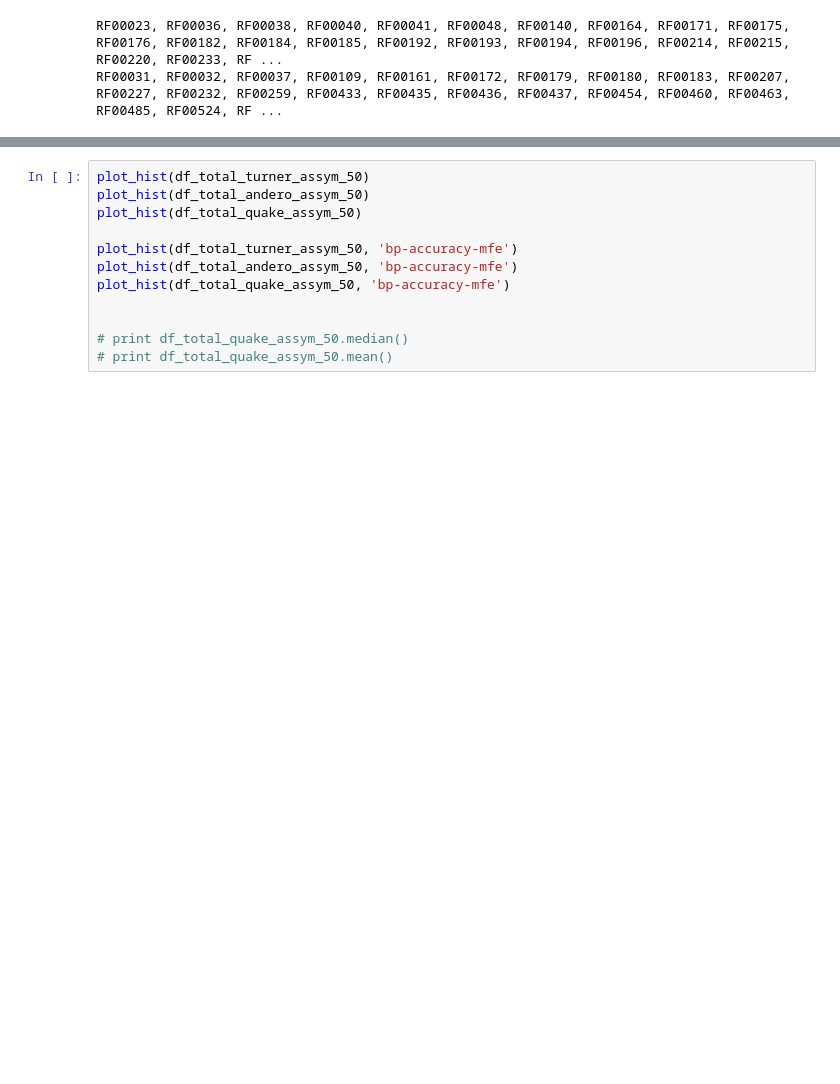
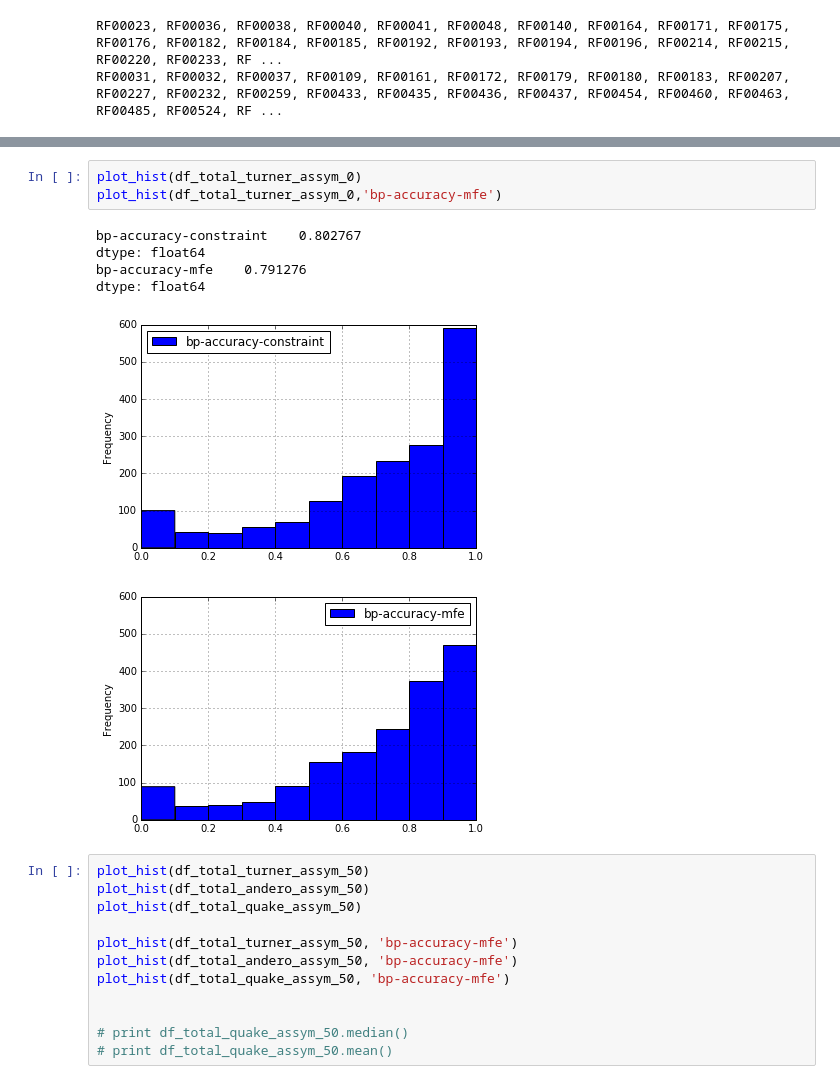
Before and after one commit to mmiladi/mmfold, a Jupyter notebook: cisreg/Benchmark-CisReg.ipynb, the cells around one changed output, grey strips where cells are left out. Cells and saved outputs as stored; diff of their text form; blank space fills up the shorter version.

```diff
--- a/cisreg/Benchmark-CisReg.ipynb
+++ b/cisreg/Benchmark-CisReg.ipynb
@@ -376,3 +403,13 @@ AB034916.1/2-123 J04357.1/1-123 L07884.1/1-120
+# %%
+plot_hist(df_total_turner_assym_0)
+plot_hist(df_total_turner_assym_0,'bp-accuracy-mfe')
+# %% [output]
+bp-accuracy-constraint    0.802767
+dtype: float64
+bp-accuracy-mfe    0.791276
+dtype: float64
+[figure, added]
+[figure, added]
 # %%
 plot_hist(df_total_turner_assym_50)
 plot_hist(df_total_andero_assym_50)
```
Also changed, not shown: parts of 4 cells of this notebook, 1 other file.
